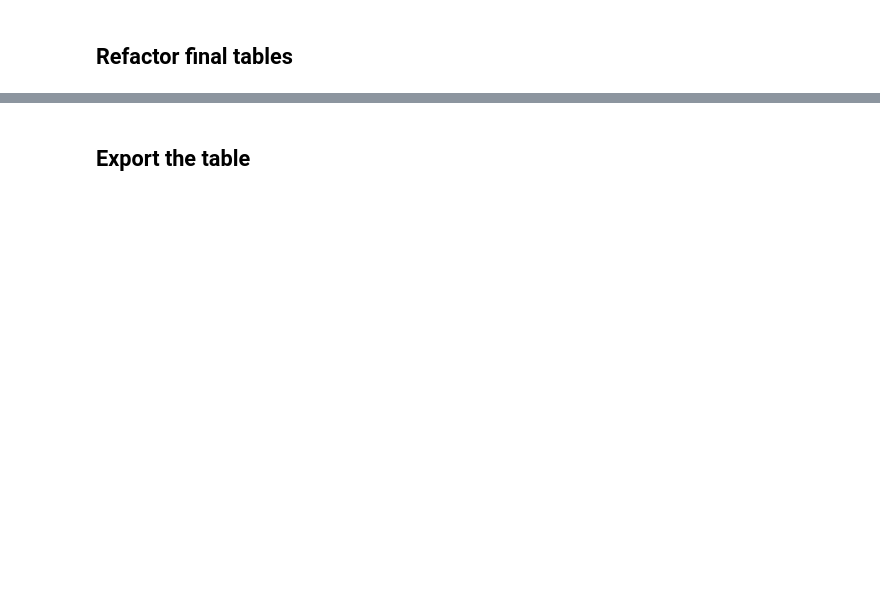
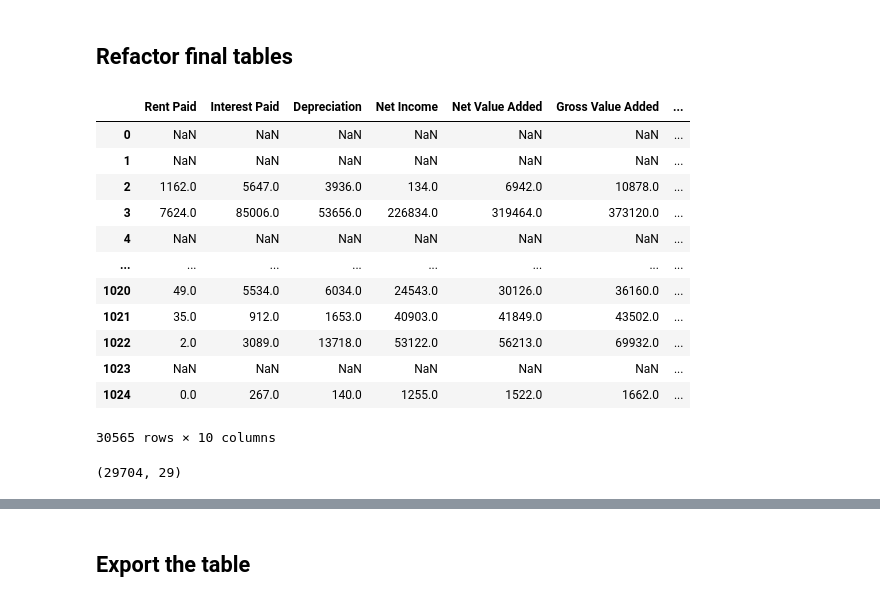
Before and after one commit to kavyajeetbora/ETL_wages, a Jupyter notebook: Annual_Survey_of_Industries.ipynb, the cells around one changed output, grey strips where cells are left out. Saved outputs shown, nothing was run; the diff lists cells and outputs as text; code cells hidden in the pictures; blank space fills up the shorter version.

Commit message:
Add - evaluation of duplicate columns

```diff
--- a/Annual_Survey_of_Industries.ipynb
+++ b/Annual_Survey_of_Industries.ipynb
@@ -37,6 +37,7 @@ def reformat_table(df, html_root):
 
     industry_elems = html_root.findall(r'.//tbody[4]/td')
     industries = extract_text(industry_elems)
+    industries = list(sorted(set(industries)))
 
     state_elems = html_root.findall(r'.//tbody[5]/td')
     state = extract_text(state_elems)[0]
@@ -142,5 +145,21 @@ Wall time: 19.6 s
 # %% [markdown]
 ## Refactor final tables
+# %%
+v
+# %% [output]
+|  | Rent Paid | Interest Paid | Depreciation | Net Income | Net Value Added | Gross Value Added | ... |
+| 0 | NaN | NaN | NaN | NaN | NaN | NaN | ... |
+| 1 | NaN | NaN | NaN | NaN | NaN | NaN | ... |
+| 2 | 1162.0 | 5647.0 | 3936.0 | 134.0 | 6942.0 | 10878.0 | ... |
+| 3 | 7624.0 | 85006.0 | 53656.0 | 226834.0 | 319464.0 | 373120.0 | ... |
+| 4 | NaN | NaN | NaN | NaN | NaN | NaN | ... |
+| ... | ... | ... | ... | ... | ... | ... | ... |
+| 1020 | 49.0 | 5534.0 | 6034.0 | 24543.0 | 30126.0 | 36160.0 | ... |
+| 1021 | 35.0 | 912.0 | 1653.0 | 40903.0 | 41849.0 | 43502.0 | ... |
+| 1022 | 2.0 | 3089.0 | 13718.0 | 53122.0 | 56213.0 | 69932.0 | ... |
+| 1023 | NaN | NaN | NaN | NaN | NaN | NaN | ... |
+| 1024 | 0.0 | 267.0 | 140.0 | 1255.0 | 1522.0 | 1662.0 | ... |
+30565 rows × 10 columns
 # %%
 df_final = sheet_tables[list(sheet_tables.keys())[0]]
 for k,v in sheet_tables.items():
@@ -154,6 +173,10 @@ for k,v in sheet_tables.items():
 
 df_final['Rent Paid'] = df_final['Rent Paid_x'] + df_final['Rent Paid_y']
 df_final = df_final.drop(['Rent Paid_x', 'Rent Paid_y'], axis=1)
+df_final = df_final.drop_duplicates()
+print(df_final.shape)
+# %% [output]
+(29704, 29)
 # %%
 index_columns = ['year','state', 'ind']
 variable_columns = [c for c in df_final.columns if c not in index_columns]
```
Also changed, not shown: parts of 8 cells of this notebook.
